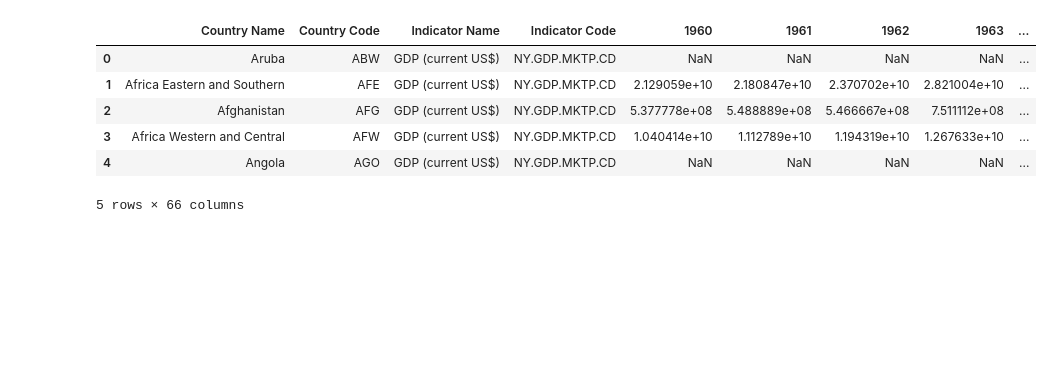
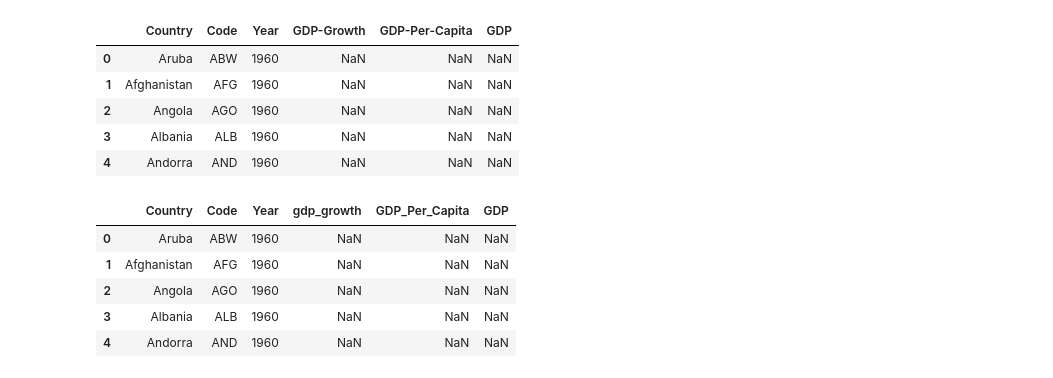
Before and after one commit to bolwerk-b/Final-Project, a Jupyter notebook: data cleaning test.ipynb, the cells around one changed output. Drawn from its saved outputs; the diff is of its cells as text; code cells hidden in the pictures; blank space fills up the shorter version.

```diff
--- a/data cleaning test.ipynb
+++ b/data cleaning test.ipynb
@@ -6,13 +7,24 @@ import matplotlib.pyplot as plt
 import pandas as pd
 import numpy as np
 # %%
-df = pd.read_csv ('../Resources/new-gdp.csv')
-df.head()
+# importing GDP data (1960-2016)
+gdp_df = pd.read_csv ('Final_Project_Resources/gdp_2016.csv')
+gdp_df.head()
 # %% [output]
-|  | Country Name | Country Code | Indicator Name | Indicator Code | 1960 | 1961 | 1962 | 1963 | ... |
-| 0 | Aruba | ABW | GDP (current US$) | NY.GDP.MKTP.CD | NaN | NaN | NaN | NaN | ... |
-| 1 | Africa Eastern and Southern | AFE | GDP (current US$) | NY.GDP.MKTP.CD | 2.129059e+10 | 2.180847e+10 | 2.370702e+10 | 2.821004e+10 | ... |
-| 2 | Afghanistan | AFG | GDP (current US$) | NY.GDP.MKTP.CD | 5.377778e+08 | 5.488889e+08 | 5.466667e+08 | 7.511112e+08 | ... |
-| 3 | Africa Western and Central | AFW | GDP (current US$) | NY.GDP.MKTP.CD | 1.040414e+10 | 1.112789e+10 | 1.194319e+10 | 1.267633e+10 | ... |
-| 4 | Angola | AGO | GDP (current US$) | NY.GDP.MKTP.CD | NaN | NaN | NaN | NaN | ... |
+|  | Country | Code | Year | GDP-Growth | GDP-Per-Capita | GDP |
+| 0 | Aruba | ABW | 1960 | NaN | NaN | NaN |
+| 1 | Afghanistan | AFG | 1960 | NaN | NaN | NaN |
+| 2 | Angola | AGO | 1960 | NaN | NaN | NaN |
+| 3 | Albania | ALB | 1960 | NaN | NaN | NaN |
+| 4 | Andorra | AND | 1960 | NaN | NaN | NaN |
-5 rows × 66 columns
+# %%
+# Rename columns to assist importing data into database
+gdp_df = gdp_df.rename(columns={"GDP-Growth": "gdp_growth", "GDP-Per-Capita": "GDP_Per_Capita"})
+gdp_df.head()
+# %% [output]
+|  | Country | Code | Year | gdp_growth | GDP_Per_Capita | GDP |
+| 0 | Aruba | ABW | 1960 | NaN | NaN | NaN |
+| 1 | Afghanistan | AFG | 1960 | NaN | NaN | NaN |
+| 2 | Angola | AGO | 1960 | NaN | NaN | NaN |
+| 3 | Albania | ALB | 1960 | NaN | NaN | NaN |
+| 4 | Andorra | AND | 1960 | NaN | NaN | NaN |
```
Also changed, not shown: parts of 21 cells of this notebook, 18 other files.
